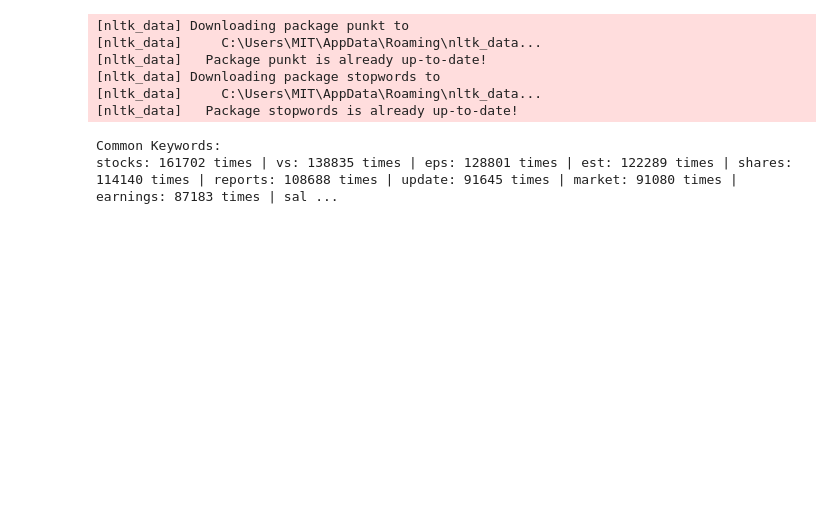
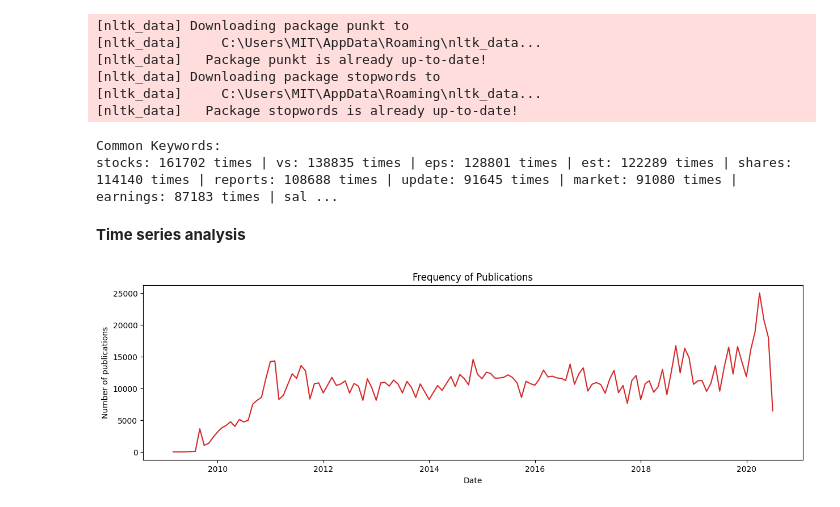
Before and after one commit to KalTadesse9/project_nova, a Jupyter notebook: notebooks/SentimentAnalysis_Nova.ipynb, the cells around one changed output. Drawn from its saved outputs; the diff is of its cells as text; code cells hidden in the pictures; blank space fills up the shorter version.

```diff
--- a/notebooks/SentimentAnalysis_Nova.ipynb
+++ b/notebooks/SentimentAnalysis_Nova.ipynb
@@ -162,3 +162,24 @@ for keyword, frequency in common_keywords:
 [nltk_data]   Package stopwords is already up-to-date!
 Common Keywords:
 stocks: 161702 times | vs: 138835 times | eps: 128801 times | est: 122289 times | shares: 114140 times | reports: 108688 times | update: 91645 times | market: 91080 times | earnings: 87183 times | sal ...
+# %% [markdown]
+**Time series analysis**
+# %%
+import matplotlib as mpl
+import matplotlib.pyplot as plt
+import seaborn as sns
+
+time_indexed_df = df.loc[:, ['date', 'headline']]
+time_indexed_df["date"] = pd.to_datetime(time_indexed_df["date"],format='ISO8601',utc=True)
+time_indexed_df.set_index('date',inplace=True)
+mon_data = time_indexed_df.resample('ME').count()
+
+def plot_df(df, x ,y, title="", xlabel="Date", ylabel="Number of publications", dpi=100):
+    plt.figure(figsize=(15,4),dpi=dpi)
+    plt.plot(x,y,color="tab:red")
+    plt.gca().set(title=title, xlabel=xlabel, ylabel=ylabel)
+    plt.show()
+
+plot_df(monthly_data,x=monthly_data.index,y=monthly_data["headline"],title = "Frequency of Publications")
+# %% [output]
+[figure, added]
```
Also changed, not shown: parts of 8 cells of this notebook.
